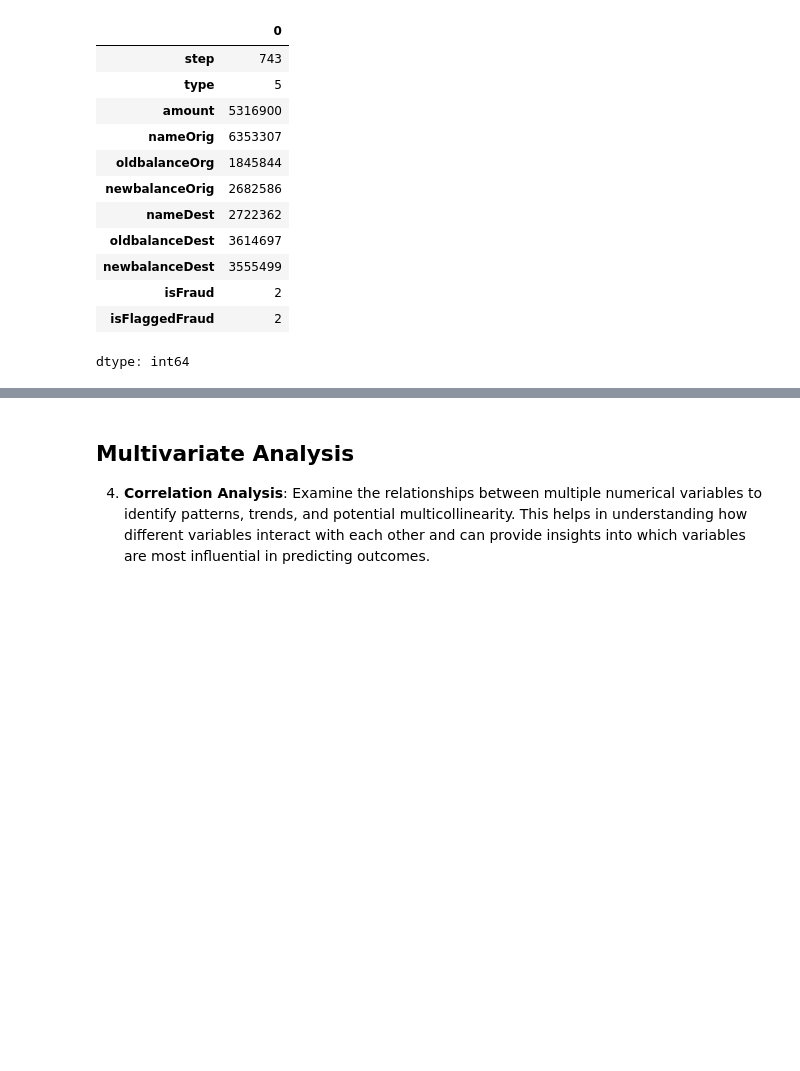
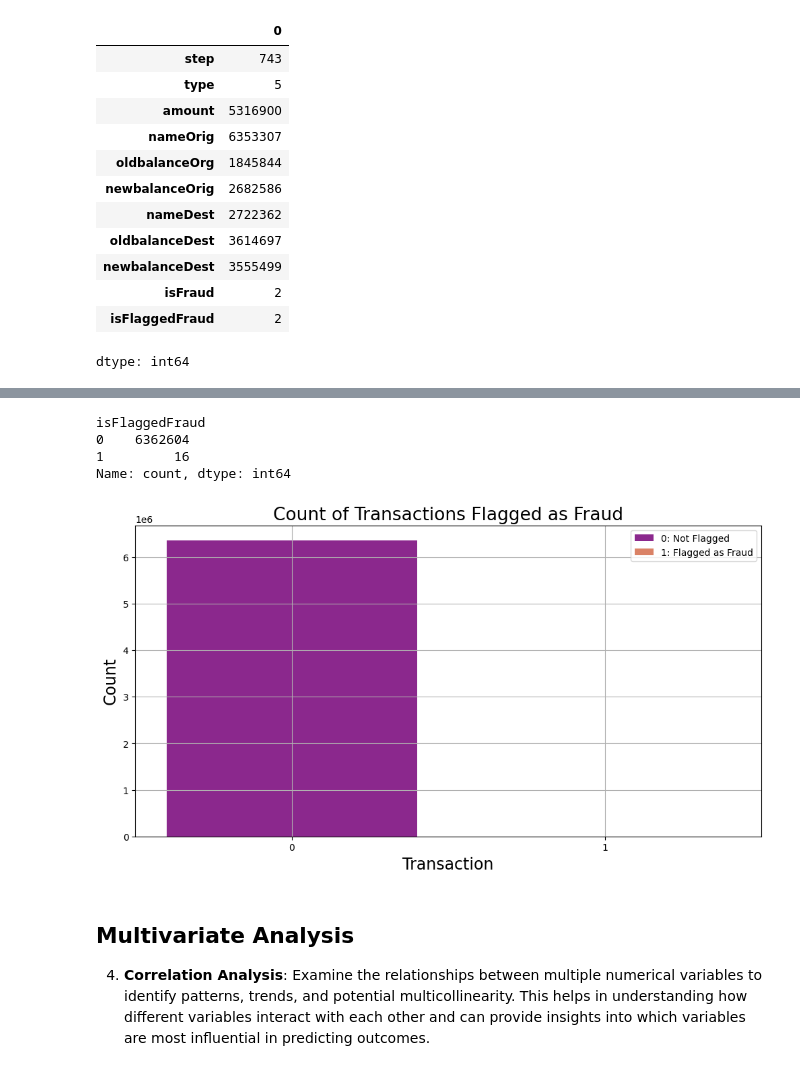
Before and after one commit to nguyentunhu/Financial-Fraud-Patterns-EDA, a Jupyter notebook: main.ipynb, the cells around one changed output, grey strips where cells are left out. Cells and saved outputs as stored; diff of their text form; code cells hidden in the pictures; blank space fills up the shorter version.

```diff
--- a/main.ipynb
+++ b/main.ipynb
@@ -184,3 +219,21 @@ Sure! Here are the goals for each line in the text cell:
+# %%
+all_types = df['isFlaggedFraud'].value_counts()
+print(all_types)
+
+plt.figure(figsize=(12, 6))
+sns.countplot(data=df, x='isFlaggedFraud', palette='plasma')
+plt.title('Count of Transactions Flagged as Fraud', fontsize=19)
+plt.xlabel('Transaction', fontsize=17)
+plt.ylabel('Count', fontsize=17)
+plt.legend(['0: Not Flagged', '1: Flagged as Fraud'], loc='upper right')
+plt.grid(True)
+plt.show()
+# %% [output]
+isFlaggedFraud
+0    6362604
+1         16
+Name: count, dtype: int64
+[figure, added]
 # %% [markdown]
 ## Multivariate Analysis
 
```
Also changed, not shown: parts of 7 cells of this notebook.
